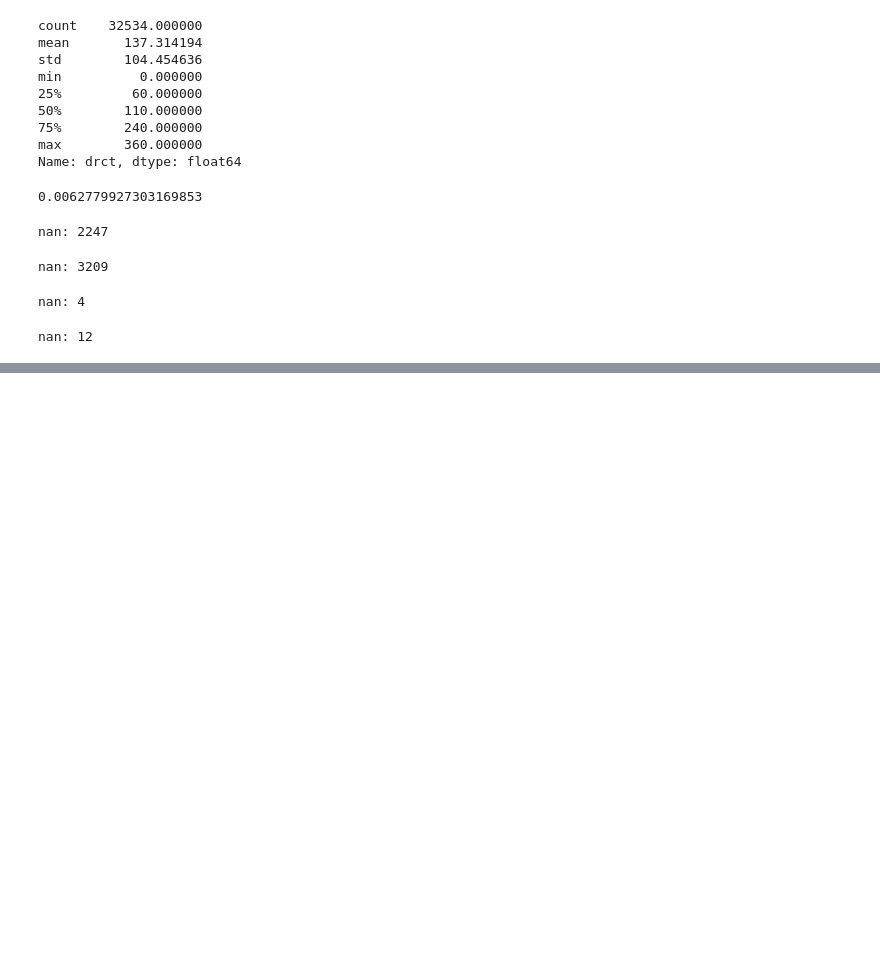
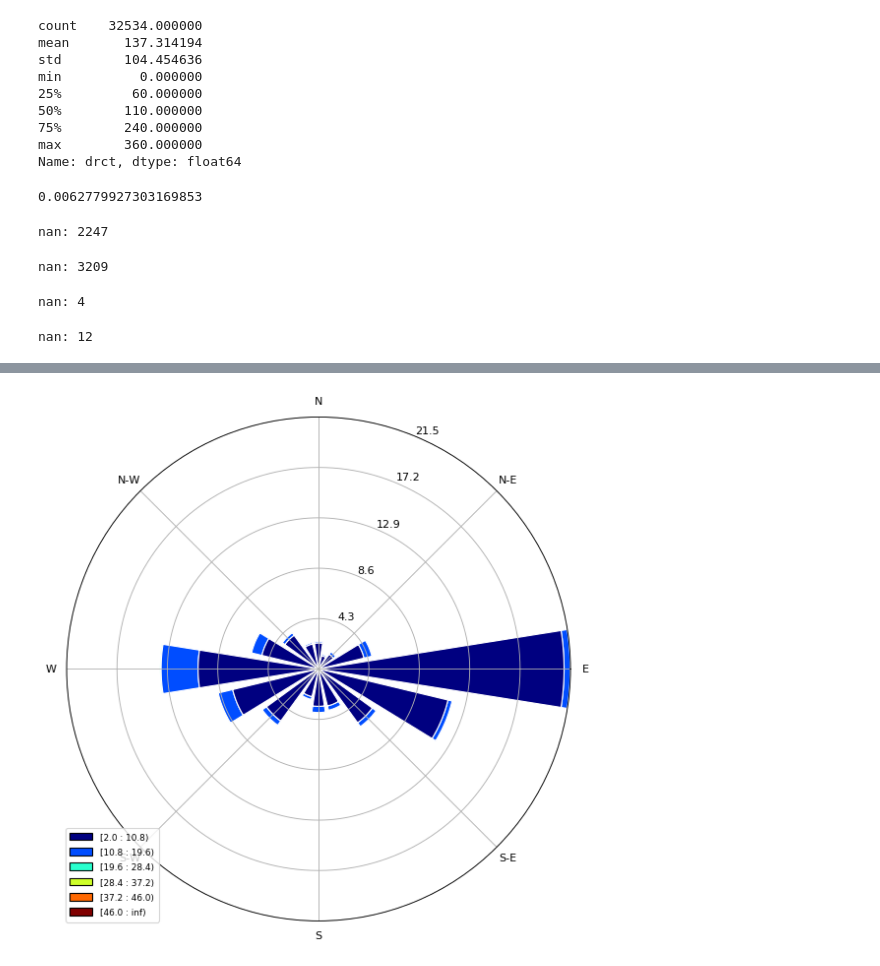
Before and after one commit to slj287/tempe_town_lake, a Jupyter notebook: practice.ipynb, the cells around one changed output, grey strips where cells are left out. Drawn from its saved outputs; the diff is of its cells as text; code cells hidden in the pictures; blank space fills up the shorter version.

```diff
--- a/practice.ipynb
+++ b/practice.ipynb
@@ -891,0 +912,23 @@ nan: 12
+# %%
+import matplotlib.pyplot as plt
+import pandas as pd
+from windrose import WindroseAxes, plot_windrose
+
+def new_windrose_plot(drct, sknt):
+
+    ax = WindroseAxes.from_ax()
+    ax.bar(drct, sknt, normed=True, opening=0.8, edgecolor='white')
+    ax.set_legend()
+    plt.show()
+
+def new_windrose_df(df):
+
+    winds = df[df.sknt > 0.0]
+    #### Show a windrose with the speed/direction readings
+    ws = pd.Series(winds['sknt'])
+    wd = pd.Series(winds['drct'])
+    new_windrose_plot(wd, ws)
+# %%
+new_windrose_df(phx_df)
+# %% [output]
+[figure, added]
```
Also changed, not shown: parts of 16 cells of this notebook, 7 other files.
